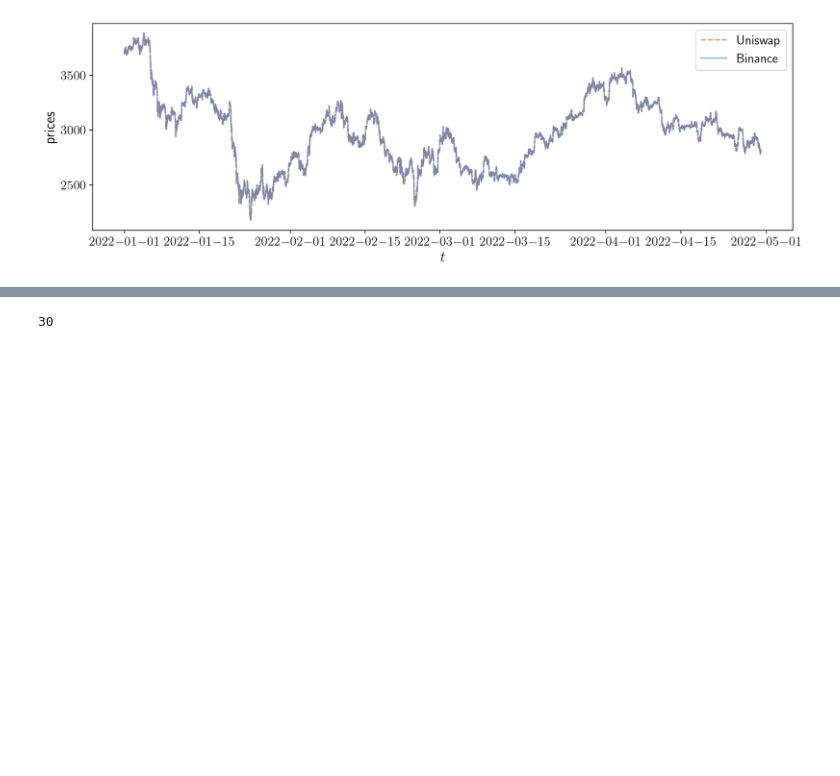
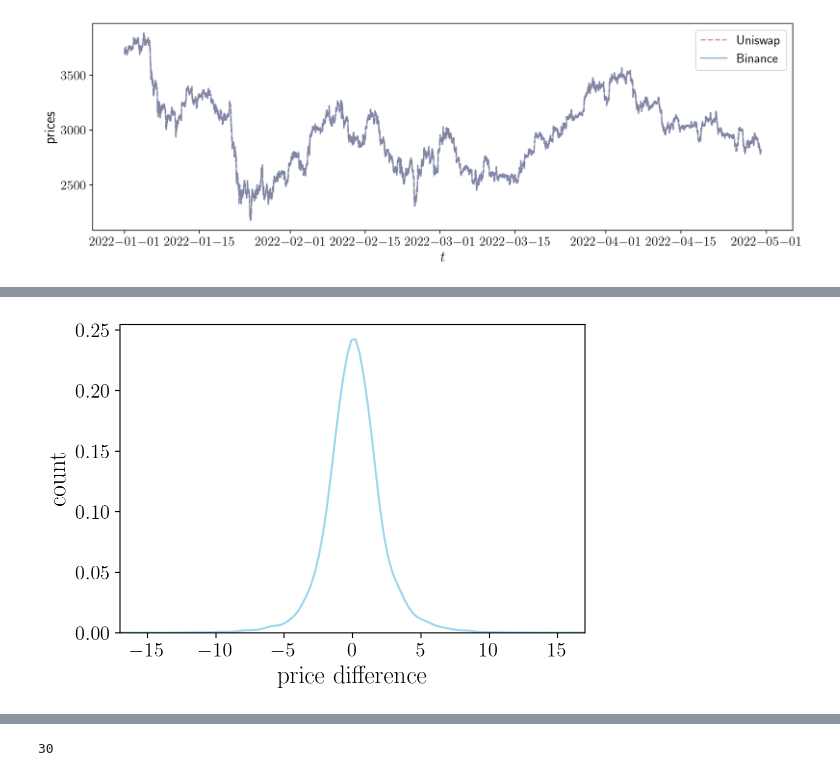
Before and after one commit to muhammadalifaqsha/amm-make-take-fee, a Jupyter notebook: data-analysis.ipynb, the cells around one changed output, grey strips where cells are left out. Cells and saved outputs as stored; diff of their text form; code cells hidden in the pictures; blank space fills up the shorter version.

```diff
--- a/data-analysis.ipynb
+++ b/data-analysis.ipynb
@@ -112,6 +131,15 @@ x_buys = - res_buys.params[1]/res_buys.params[0]
 x_sells =  res_sells.params[1]/res_sells.params[0]
 # %%
 import seaborn as sns
+# %%
+fig, axs = plt.subplots(1, 1, sharex=True, figsize=(6,4))
+sns.kdeplot(data=df.Difference, color="skyblue", label = r'$\mathrm{market}$ $\mathrm{data}$', ax=axs, alpha =0.8)
+axs.set_xlabel(r'$\mathrm{price\,\,difference}$', fontsize = 18)
+axs.set_ylabel(r'$\mathrm{count}$', fontsize = 18)
+plt.xlim([-17,17])
+plt.show()
+# %% [output]
+[figure, added]
 # %%
 fig, axs = plt.subplots(1, 1, sharex=True, figsize=(6,4))
 
```
Also changed, not shown: parts of 27 cells of this notebook.
